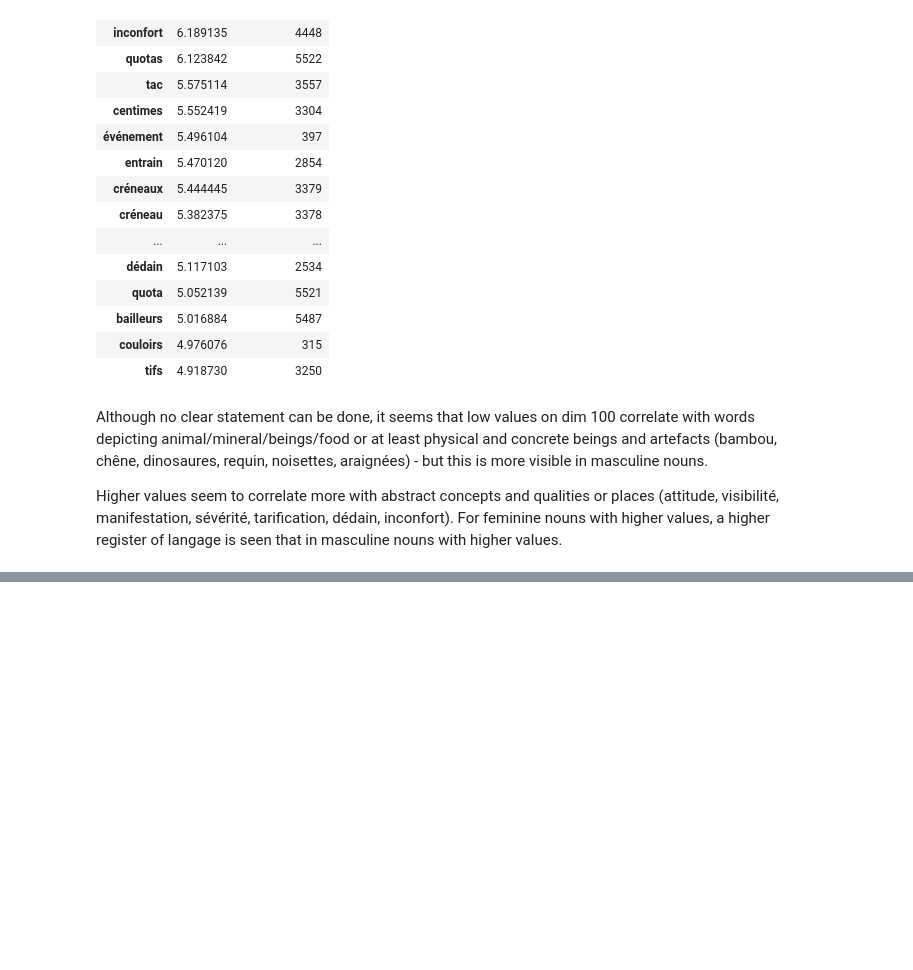
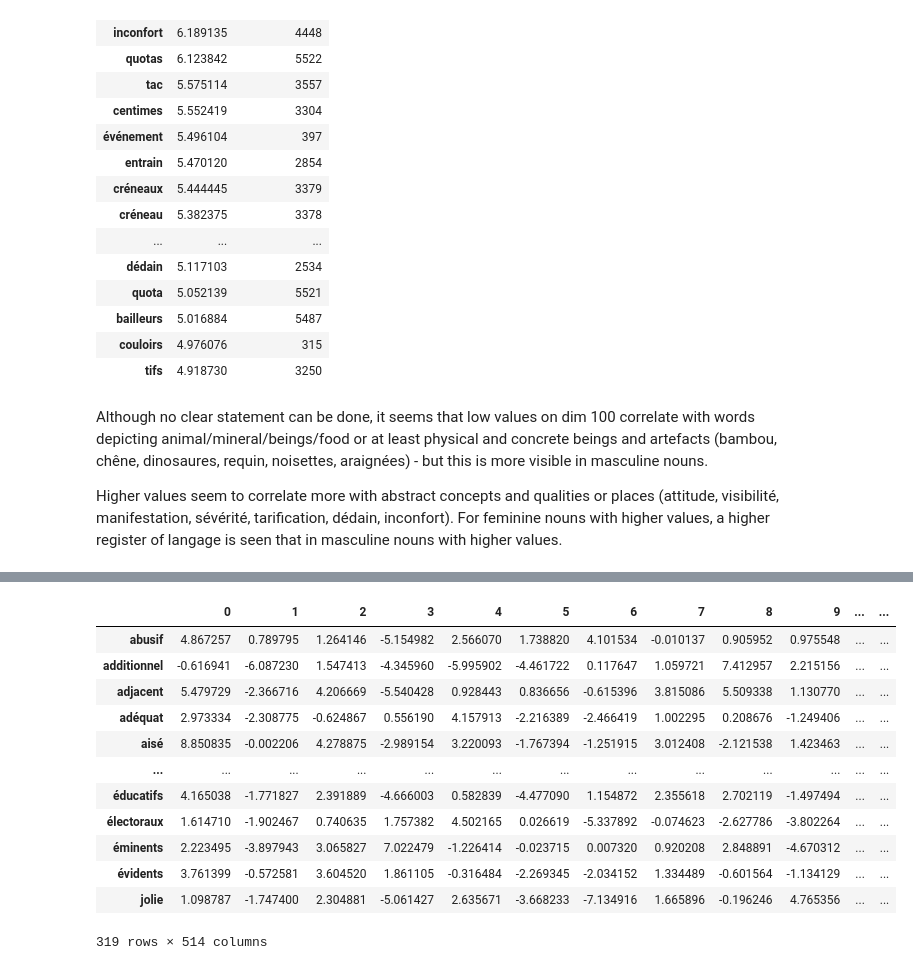
Before and after one commit to ClementineBleuze/WordEmbeddings, a Jupyter notebook: FlauBERT/retrieving-gender-information.ipynb, the cells around one changed output, grey strips where cells are left out. Cells and saved outputs as stored; diff of their text form; code cells hidden in the pictures; blank space fills up the shorter version.

```diff
--- a/FlauBERT/retrieving-gender-information.ipynb
+++ b/FlauBERT/retrieving-gender-information.ipynb
@@ -457,0 +509,16 @@ We will study adjectives the same way.
+# %%
+masc_a_we
+# %% [output]
+|  | 0 | 1 | 2 | 3 | 4 | 5 | 6 | 7 | 8 | 9 | ... | ... |
+| abusif | 4.867257 | 0.789795 | 1.264146 | -5.154982 | 2.566070 | 1.738820 | 4.101534 | -0.010137 | 0.905952 | 0.975548 | ... | ... |
+| additionnel | -0.616941 | -6.087230 | 1.547413 | -4.345960 | -5.995902 | -4.461722 | 0.117647 | 1.059721 | 7.412957 | 2.215156 | ... | ... |
+| adjacent | 5.479729 | -2.366716 | 4.206669 | -5.540428 | 0.928443 | 0.836656 | -0.615396 | 3.815086 | 5.509338 | 1.130770 | ... | ... |
+| adéquat | 2.973334 | -2.308775 | -0.624867 | 0.556190 | 4.157913 | -2.216389 | -2.466419 | 1.002295 | 0.208676 | -1.249406 | ... | ... |
+| aisé | 8.850835 | -0.002206 | 4.278875 | -2.989154 | 3.220093 | -1.767394 | -1.251915 | 3.012408 | -2.121538 | 1.423463 | ... | ... |
+| ... | ... | ... | ... | ... | ... | ... | ... | ... | ... | ... | ... | ... |
+| éducatifs | 4.165038 | -1.771827 | 2.391889 | -4.666003 | 0.582839 | -4.477090 | 1.154872 | 2.355618 | 2.702119 | -1.497494 | ... | ... |
+| électoraux | 1.614710 | -1.902467 | 0.740635 | 1.757382 | 4.502165 | 0.026619 | -5.337892 | -0.074623 | -2.627786 | -3.802264 | ... | ... |
+| éminents | 2.223495 | -3.897943 | 3.065827 | 7.022479 | -1.226414 | -0.023715 | 0.007320 | 0.920208 | 2.848891 | -4.670312 | ... | ... |
+| évidents | 3.761399 | -0.572581 | 3.604520 | 1.861105 | -0.316484 | -2.269345 | -2.034152 | 1.334489 | -0.601564 | -1.134129 | ... | ... |
+| jolie | 1.098787 | -1.747400 | 2.304881 | -5.061427 | 2.635671 | -3.668233 | -7.134916 | 1.665896 | -0.196246 | 4.765356 | ... | ... |
+319 rows × 514 columns
```
Also changed, not shown: parts of 19 cells of this notebook, 1 other file.
